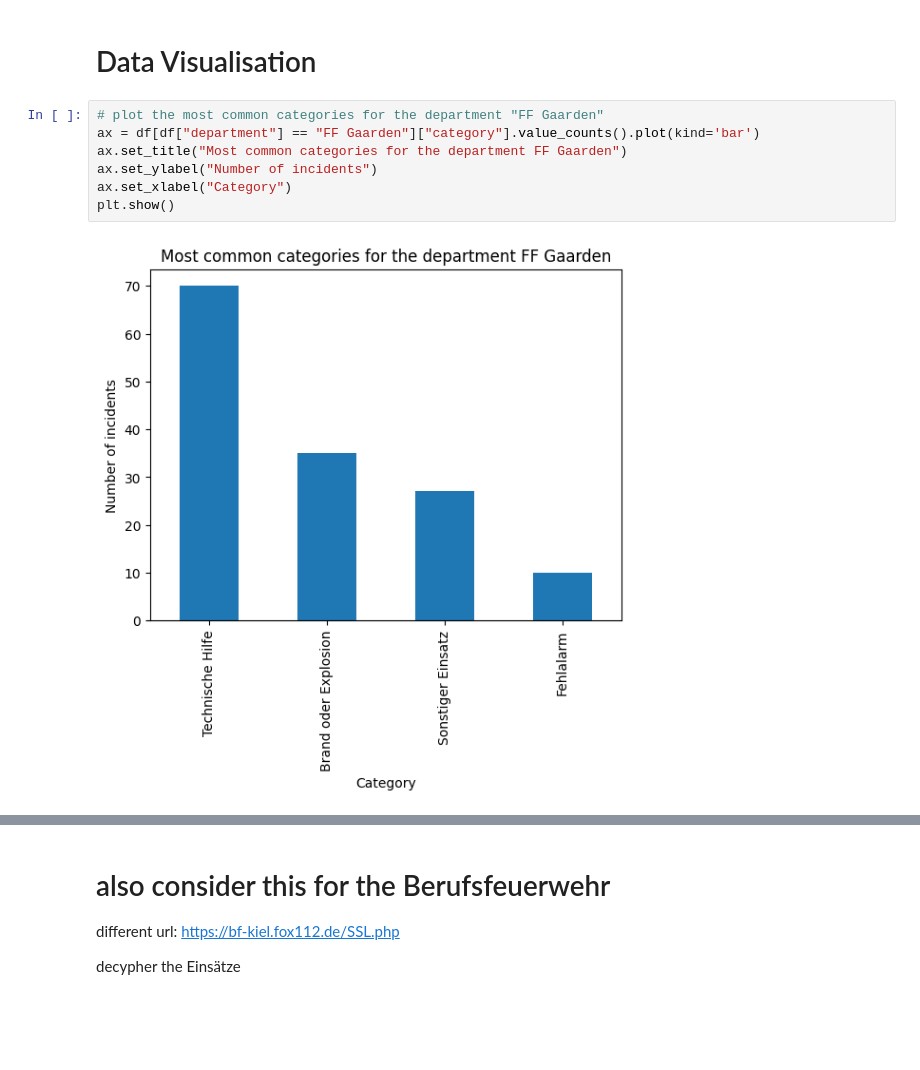
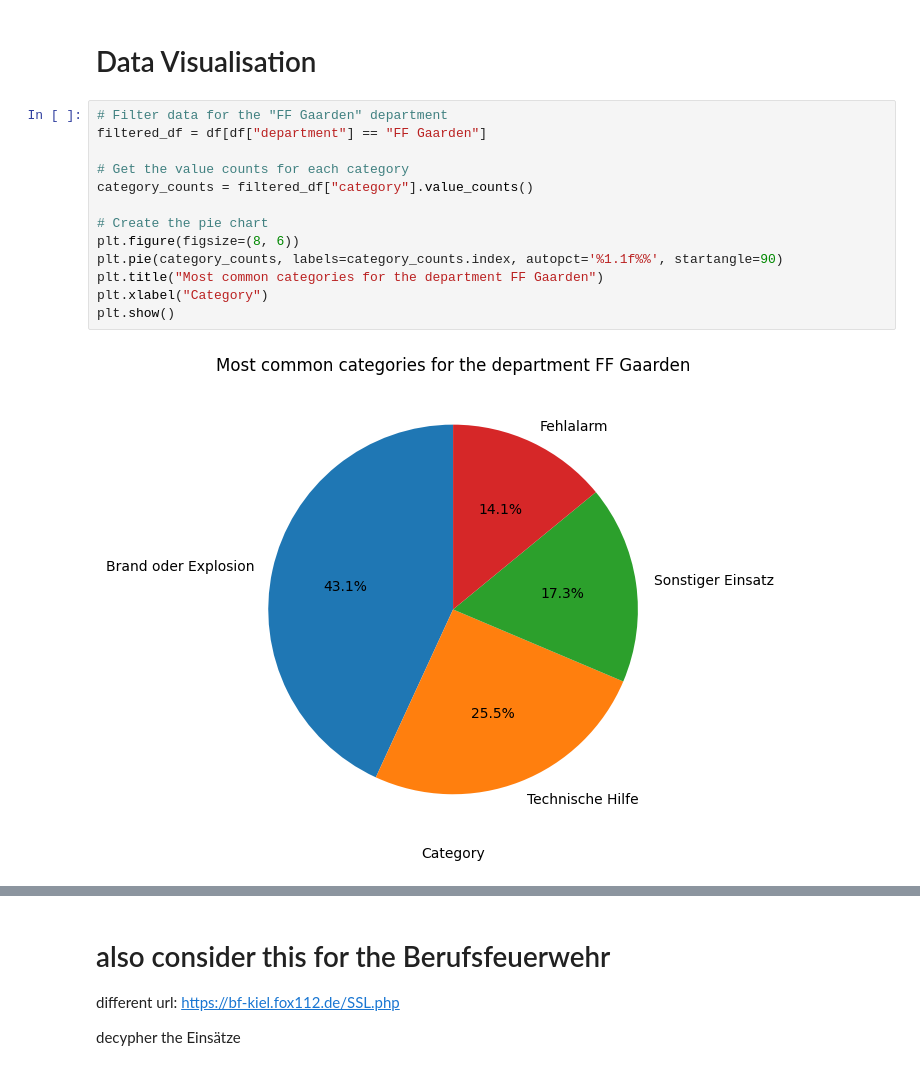
Before and after one commit to MartinDieCooleSocke420/sem2_social_media_analytics, a Jupyter notebook: capstone/exersise.ipynb, the cells around one changed output, grey strips where cells are left out. Saved outputs shown, nothing was run; the diff lists cells and outputs as text; blank space fills up the shorter version.

Commit message:
added diagramms

```diff
--- a/capstone/exersise.ipynb
+++ b/capstone/exersise.ipynb
@@ -104,14 +102,20 @@ df["department"] = df["department"].astype('category')
 # %% [markdown]
 # Data Visualisation
 # %%
-# plot the most common categories for the department "FF Gaarden"
-ax = df[df["department"] == "FF Gaarden"]["category"].value_counts().plot(kind='bar')
-ax.set_title("Most common categories for the department FF Gaarden")
-ax.set_ylabel("Number of incidents")
-ax.set_xlabel("Category")
+# Filter data for the "FF Gaarden" department
+filtered_df = df[df["department"] == "FF Gaarden"]
+
+# Get the value counts for each category
+category_counts = filtered_df["category"].value_counts()
+
+# Create the pie chart
+plt.figure(figsize=(8, 6))
+plt.pie(category_counts, labels=category_counts.index, autopct='%1.1f%%', startangle=90)
+plt.title("Most common categories for the department FF Gaarden")
+plt.xlabel("Category")
 plt.show()
 # %% [output]
-[figure, old version]
+[figure, new version]
 # %%
 # plot the most common categories
 ax = df["category"].value_counts().plot(kind='bar')
```
Also changed, not shown: parts of 6 cells of this notebook.
